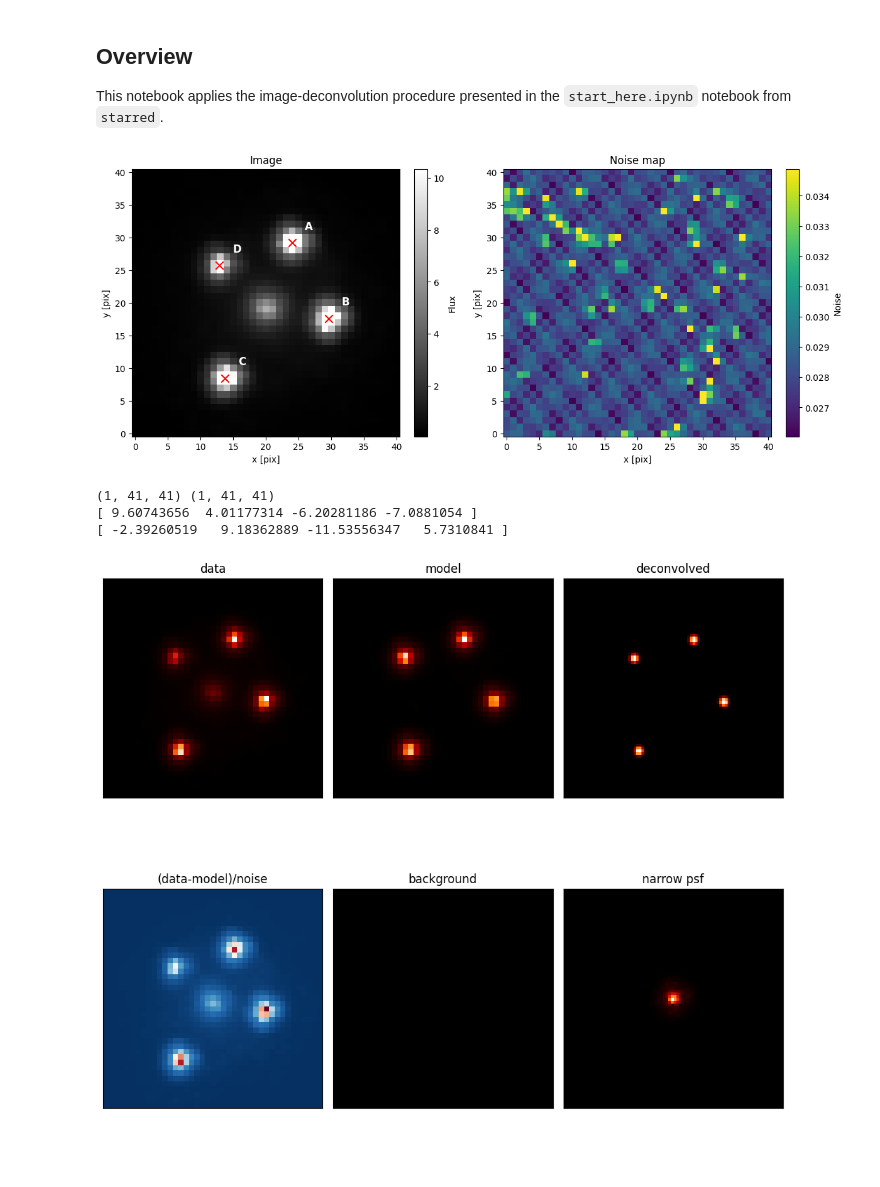
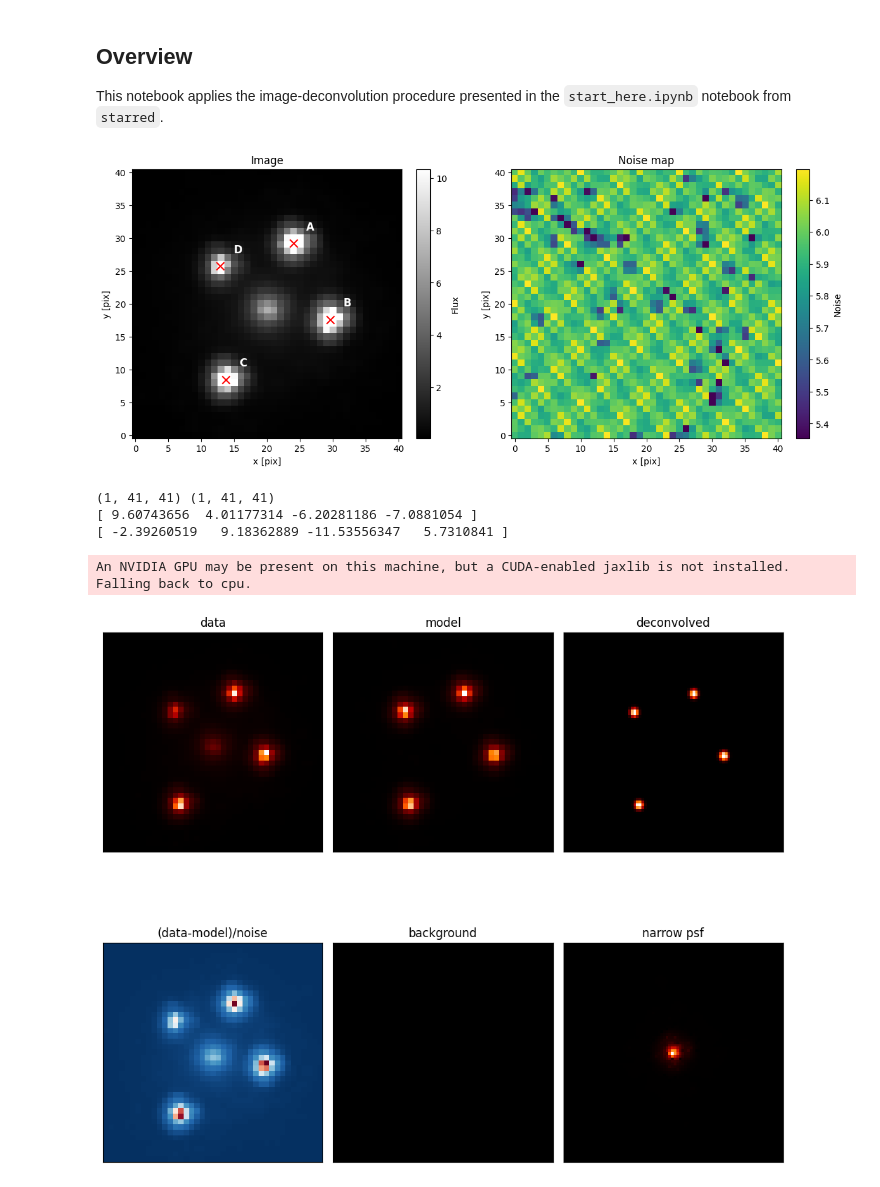
Before and after one commit to felavila/SFstarred, a Jupyter notebook: notebooks/chapter_3_deconvolving.ipynb, the cells around one changed output. Saved outputs shown, nothing was run; the diff lists cells and outputs as text; code cells hidden in the pictures; blank space fills up the shorter version.

```diff
--- a/notebooks/chapter_3_deconvolving.ipynb
+++ b/notebooks/chapter_3_deconvolving.ipynb
@@ -38,37 +37,37 @@ if len(narrow_psfs.shape)==2:
 # %%
 data = data_f160W["data"]#['data_cutout']
-noisemaps = data_f160W['data_noisemaps']#['sigma2']
+noisemaps = 1/np.sqrt(data_f160W['data_noisemaps'])#['sigma2']
 image_positions = data_f160W["coord_pix_images"]
 image_names = data_f160W["images_names"]
 coord_pix_images_dict = data_f160W["coord_pix_images_dict"]
 fig, ax = plot_image_and_noisemap(
     data=data[0],
     noisemaps=noisemaps[0],
     image_positions=image_positions,
     image_names=image_names,
     vmin=np.nanpercentile(data, 1),
     vmax=np.nanpercentile(data, 99),
     noise_vmin=np.nanpercentile(noisemaps, 1),
     noise_vmax=np.nanpercentile(noisemaps, 99),
 )
 plt.show()
 im_size = data.shape[1]
 offset = (im_size-1) / 2.
 # while we're at it extract the x and y positions separately
 xs = image_positions[:,0] - offset
 
 ys = image_positions[:,1] - offset
 
 # xs = np.array([coord_pix_images_dict[name][0] for name in 'ABCD']) - offset
 # ys = np.array([coord_pix_images_dict[name][1] for name in 'ABCD']) - offset
 
 brightnesses = len(data) * 4 * [np.max(data)]
 print(data.shape,noisemaps.shape)
 np.median(data[0]),np.median(noisemaps[0])
 print(xs)
 print(ys)
 # %% [output]
-[figure, old version]
+[figure, new version]
 (1, 41, 41) (1, 41, 41)
 [ 9.60743656  4.01177314 -6.20281186 -7.0881054 ]
 [ -2.39260519   9.18362889 -11.53556347   5.7310841 ]
@@ -80,6 +79,8 @@ model, k_init, k_up, k_down, k_fixed = setup_model(data=data,
                                                    ys=ys,
                                                    initial_a=brightnesses,
                                                    subsampling_factor=2)
+# %% [output]
+An NVIDIA GPU may be present on this machine, but a CUDA-enabled jaxlib is not installed. Falling back to cpu.
 # %%
 k_fixed['kwargs_background']['h'] = k_init['kwargs_background']['h']
 # %%
```
Also changed, not shown: parts of 12 cells of this notebook, 6 other files.
